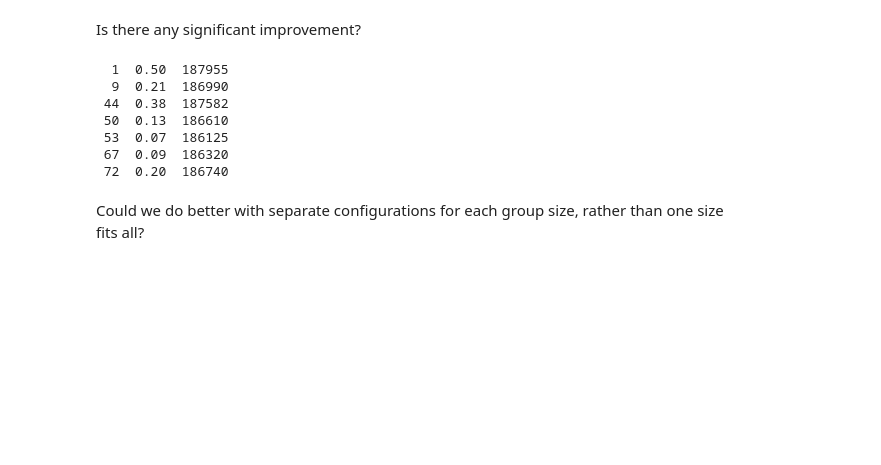
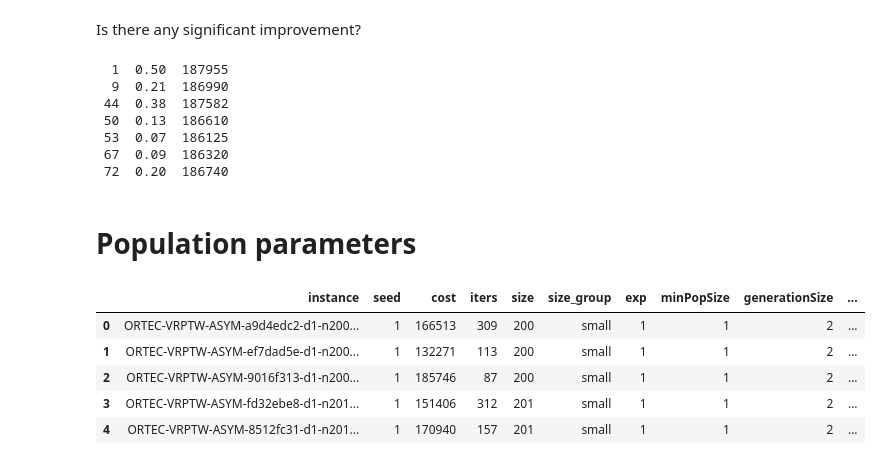
Before and after one commit to N-Wouda/Euro-NeurIPS-2022, a Jupyter notebook: notebooks/dynamic-tuning.ipynb, the cells around one changed output. Drawn from its saved outputs; the diff is of its cells as text; code cells hidden in the pictures; blank space fills up the shorter version.

```diff
--- a/notebooks/dynamic-tuning.ipynb
+++ b/notebooks/dynamic-tuning.ipynb
@@ -126,5 +126,16 @@ for exp in range(1, 101):
  53  0.07  186125
  67  0.09  186320
  72  0.20  186740
-# %% [markdown]
-Could we do better with separate configurations for each group size, rather than one size fits all?
+# %% [markdown]
+# Population parameters
+# %%
+dfs = [read("sim_population", exp) for exp in range(1, 101)]
+df = pd.concat(dfs)
+df.head()
+# %% [output]
+|  | instance | seed | cost | iters | size | size_group | exp | minPopSize | generationSize | ... |
+| 0 | ORTEC-VRPTW-ASYM-a9d4edc2-d1-n200... | 1 | 166513 | 309 | 200 | small | 1 | 1 | 2 | ... |
+| 1 | ORTEC-VRPTW-ASYM-ef7dad5e-d1-n200... | 1 | 132271 | 113 | 200 | small | 1 | 1 | 2 | ... |
+| 2 | ORTEC-VRPTW-ASYM-9016f313-d1-n200... | 1 | 185746 | 87 | 200 | small | 1 | 1 | 2 | ... |
+| 3 | ORTEC-VRPTW-ASYM-fd32ebe8-d1-n201... | 1 | 151406 | 312 | 201 | small | 1 | 1 | 2 | ... |
+| 4 | ORTEC-VRPTW-ASYM-8512fc31-d1-n201... | 1 | 170940 | 157 | 201 | small | 1 | 1 | 2 | ... |
```
Also changed, not shown: parts of 4 cells of this notebook, 1 other file.
